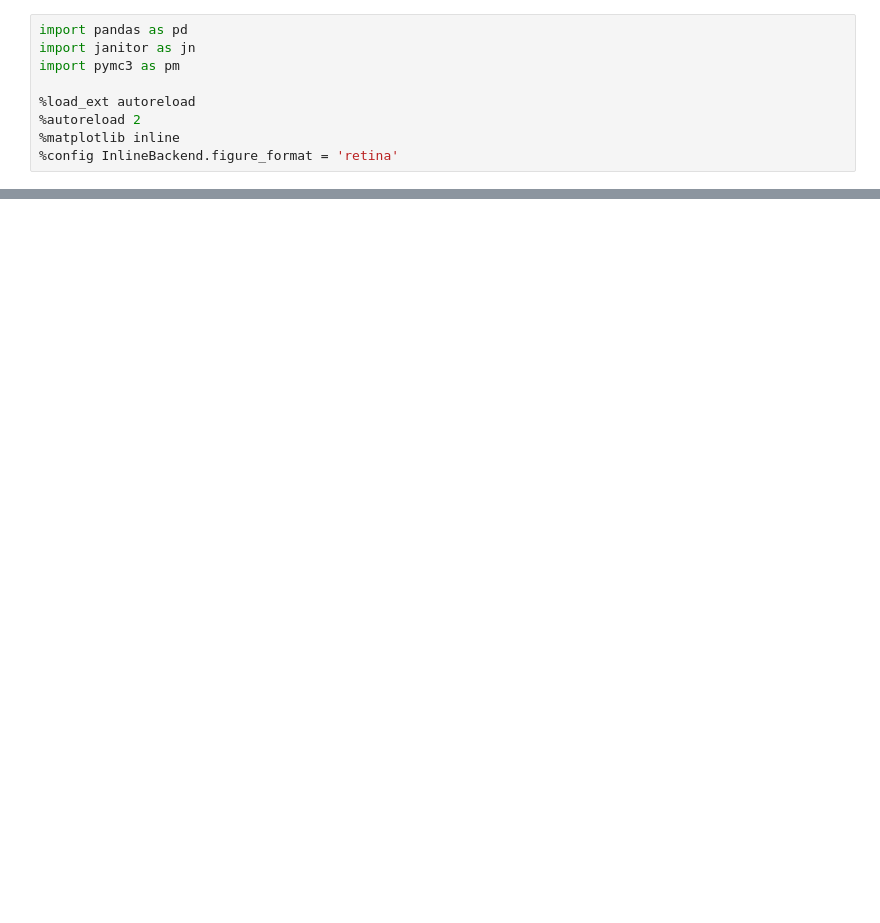
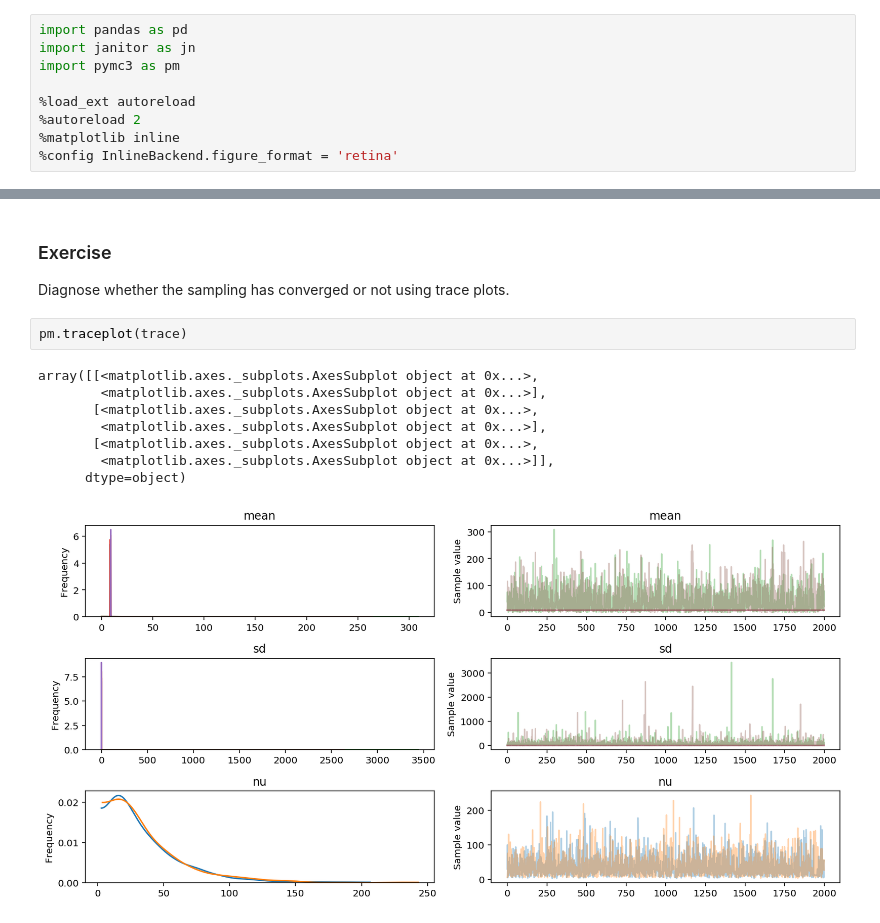
Before and after one commit to ericmjl/bayesian-stats-modelling-tutorial, a Jupyter notebook: notebooks/05-two-group-comparison-finches.ipynb, the cells around one changed output, grey strips where cells are left out. Saved outputs shown, nothing was run; the diff lists cells and outputs as text; blank space fills up the shorter version.

```diff
--- a/notebooks/05-two-group-comparison-finches.ipynb
+++ b/notebooks/05-two-group-comparison-finches.ipynb
@@ -60,0 +84,15 @@ There were 1 divergences after tuning. Increase `target_accept` or reparameteriz
+# %% [markdown]
+### Exercise
+
+Diagnose whether the sampling has converged or not using trace plots.
+# %%
+pm.traceplot(trace)
+# %% [output]
+array([[<matplotlib.axes._subplots.AxesSubplot object at 0x...>,
+        <matplotlib.axes._subplots.AxesSubplot object at 0x...>],
+       [<matplotlib.axes._subplots.AxesSubplot object at 0x...>,
+        <matplotlib.axes._subplots.AxesSubplot object at 0x...>],
+       [<matplotlib.axes._subplots.AxesSubplot object at 0x...>,
+        <matplotlib.axes._subplots.AxesSubplot object at 0x...>]],
+      dtype=object)
+[figure, added]
```
Also changed, not shown: parts of 23 cells of this notebook, 4 other files.
